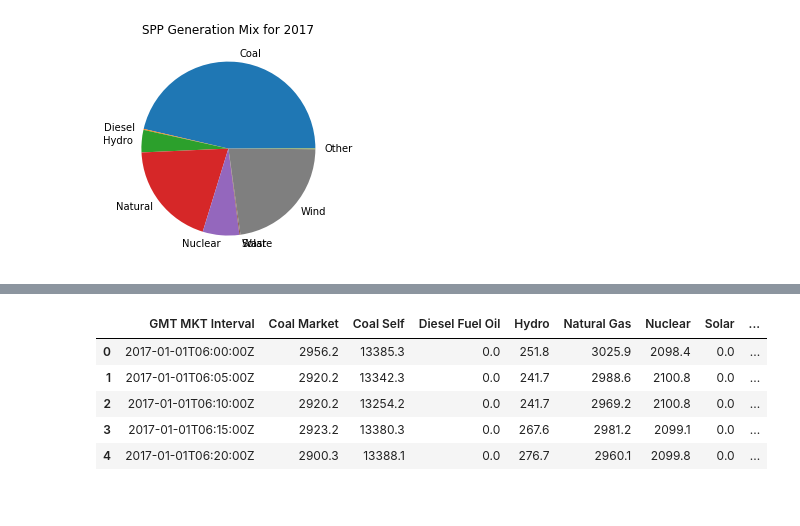
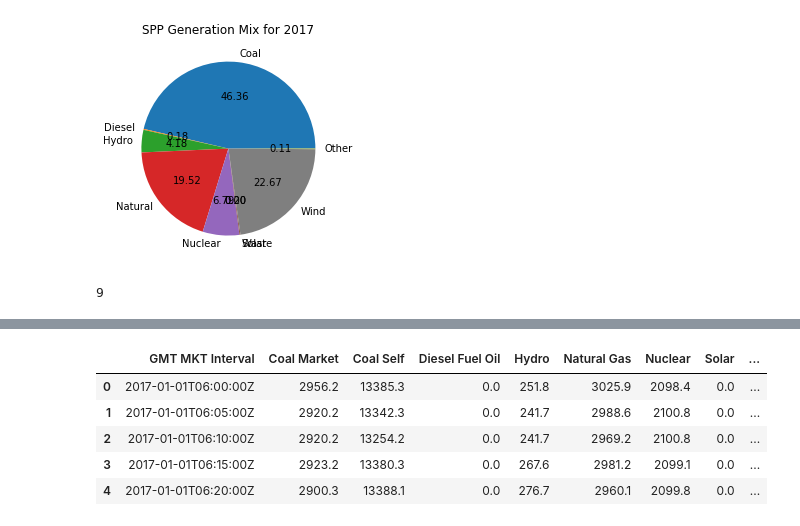
Before and after one commit to felipeascouto/energy, a Jupyter notebook: research_p1.ipynb, the cells around one changed output, grey strips where cells are left out. Cells and saved outputs as stored; diff of their text form; code cells hidden in the pictures.

```diff
--- a/research_p1.ipynb
+++ b/research_p1.ipynb
@@ -8,26 +8,31 @@ from scipy import stats
 import datetime as dt
 from datetime import timedelta
 from sklearn.tree import DecisionTreeRegressor
+# %%
+SPP_path = r'C:\Users\felip\Desktop\Electricity\Energy Market\Energy Market (SPP)'
 # %%
-gen_mix = pd.read_csv(
-    r'C:\Users\felip\Desktop\Electricity\Energy Market\Energy Market (SPP)\Generation Mix By Fuel Type\GenMix_2017.csv')
+gen_mix = pd.read_csv(SPP_path + '\Generation Mix By Fuel Type\GenMix_2017.csv')
 
 new = pd.DataFrame()
 
 first = gen_mix.columns.values.tolist()[1].split(' ')[1]
 new[first] = np.array([gen_mix[gen_mix.columns.values.tolist()[1]].sum()])
 for element in gen_mix.columns.values.tolist()[2:]:
     if element.split(' ')[1] == first:
         new[first] = new[first] + np.array([gen_mix[element].sum()])
     else:
         new[element.split(' ')[1]] = np.array([gen_mix[element].sum()])
         first = element.split(' ')[1]
 
 output = new.loc[0].values.tolist()[0:-1]
 fuels = new.columns.values.tolist()[0:-1]
 
-plt.pie(output,labels=fuels)
+plt.pie(output,labels=fuels,autopct='%.2f')
 plt.title('SPP Generation Mix for 2017')
 plt.show()
 # %% [output]
-[figure, old version]
+[figure, new version]
+# %%
+len(output)
+# %% [output]
+9
```
Also changed, not shown: parts of 14 cells of this notebook.
